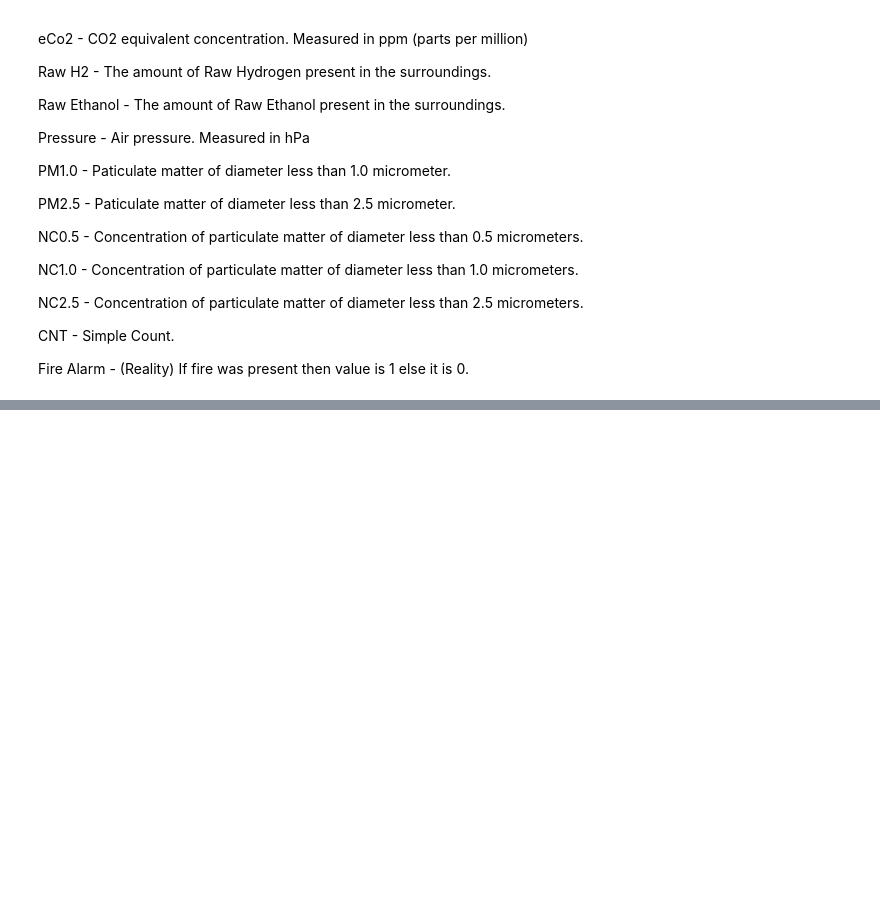
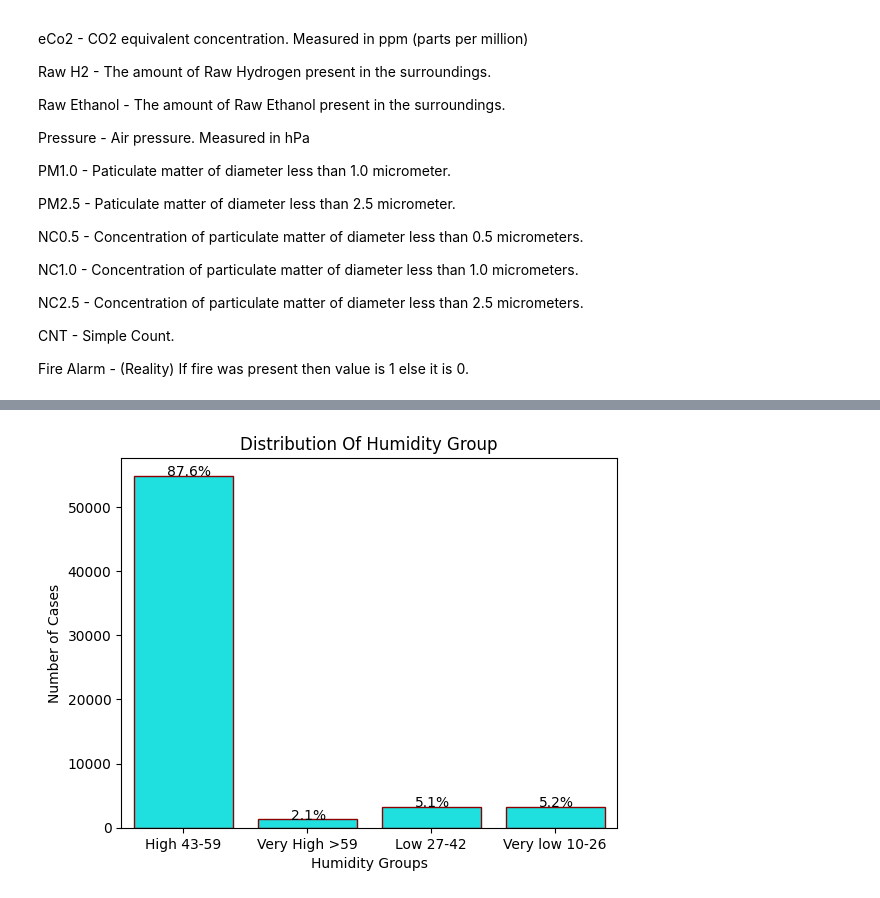
Before and after one commit to kayodeolusanya/Smoke-Detection-Project, a Jupyter notebook: Smoke_Detection.ipynb, the cells around one changed output, grey strips where cells are left out. Saved outputs shown, nothing was run; the diff lists cells and outputs as text; code cells hidden in the pictures; blank space fills up the shorter version.

```diff
--- a/Smoke_Detection.ipynb
+++ b/Smoke_Detection.ipynb
@@ -55,0 +229,32 @@ Fire Alarm - (Reality) If fire was present then value is 1 else it is 0.
+# %%
+#  Creating a Humidity Group
+
+def hum_group(humidity):
+    if humidity <= 26:
+        return "Very low 10-26"
+    elif humidity <= 42:
+        return "Low 27-42"
+    elif humidity <= 59:
+        return "High 43-59"
+    else:
+        return "Very High >59"
+
+# Creating a new column for Temperature group
+df["hum_group"] = df["Humidity[%]"].apply(hum_group)
+
+# Plotting the Visualization for temp Group
+ax= sns.countplot(x='hum_group', data=df, color='cyan', ec='darkred')
+plt.title('Distribution Of Humidity Group')
+plt.ylabel('Number of Cases')
+plt.xlabel('Humidity Groups')
+
+# Adding data labels to the bars
+total = float(len(df['hum_group']))
+for p in ax.patches:
+    percentage = '{:.1f}%'.format(100 * p.get_height()/total)
+    x = p.get_x() + p.get_width() / 2.5 - 0.05
+    y = p.get_y() + p.get_height() + 5
+    ax.annotate(percentage, (x, y))
+plt.show()
+# %% [output]
+[figure, added]
```
Also changed, not shown: parts of 15 cells of this notebook.
